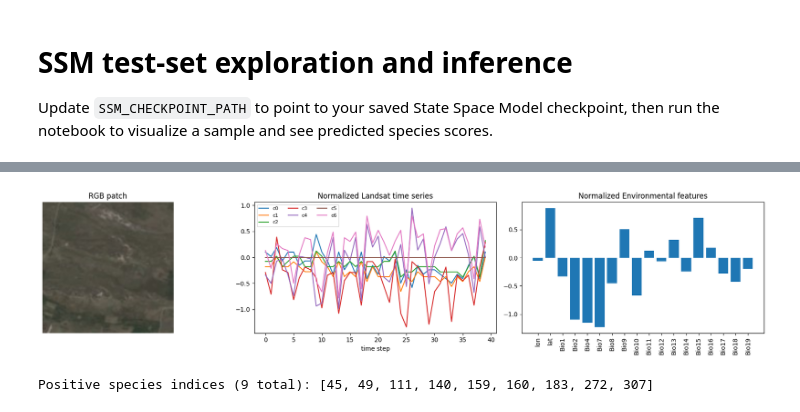
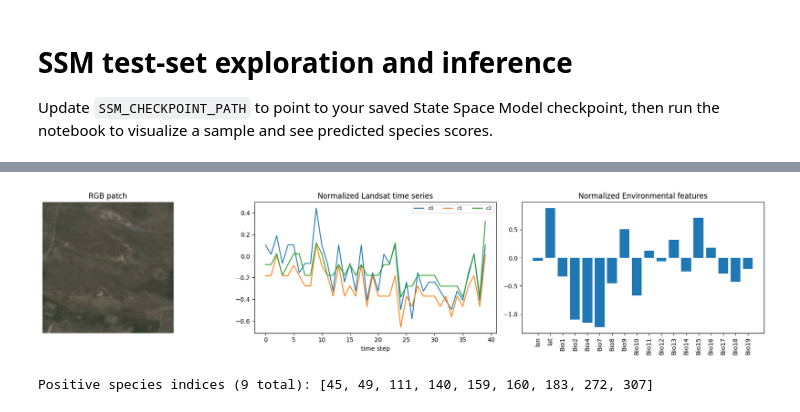
Before and after one commit to AaronDinesh/IPEO-2025, a Jupyter notebook: notebooks/inference.ipynb, the cells around one changed output, grey strips where cells are left out. Cells and saved outputs as stored; diff of their text form; code cells hidden in the pictures.

```diff
--- a/notebooks/inference.ipynb
+++ b/notebooks/inference.ipynb
@@ -73,35 +73,35 @@ sample_env = env[sample_idx]
 sample_ts = landsat[sample_idx]
 sample_img = images[sample_idx]
 sample_labels = labels[sample_idx]
 
 img_hwc = np.transpose(sample_img, (1, 2, 0))
 
 fig, axes = plt.subplots(1, 3, figsize=(18, 4))
 
 axes[0].imshow(img_hwc)
 axes[0].axis("off")
 axes[0].set_title("RGB patch")
 
-for i in range(sample_ts.shape[1]):
+for i in range(3):
     axes[1].plot(sample_ts[:, i], label=ts_channels[i])
 axes[1].set_title("Normalized Landsat time series")
 axes[1].set_xlabel("time step")
 axes[1].legend(ncol=3, fontsize=8)
 
 axes[2].bar(range(sample_env.shape[0]), sample_env)
 axes[2].set_xticks(range(len(env_cols)))
 axes[2].set_xticklabels(env_cols, rotation=90)
 axes[2].set_title("Normalized Environmental features")
 
 plt.tight_layout()
 plt.show()
 
 positive_indices = np.nonzero(sample_labels)[0].tolist()
 preview = positive_indices[:20]
 more = "..." if len(positive_indices) > len(preview) else ""
 print(f"Positive species indices ({len(positive_indices)} total): {preview}{more}")
 # %% [output]
-[figure, old version]
+[figure, new version]
 Positive species indices (9 total): [45, 49, 111, 140, 159, 160, 183, 272, 307]
 # %%
 def build_image_transform(backbone: str):
```
Also changed, not shown: parts of 3 cells of this notebook.
